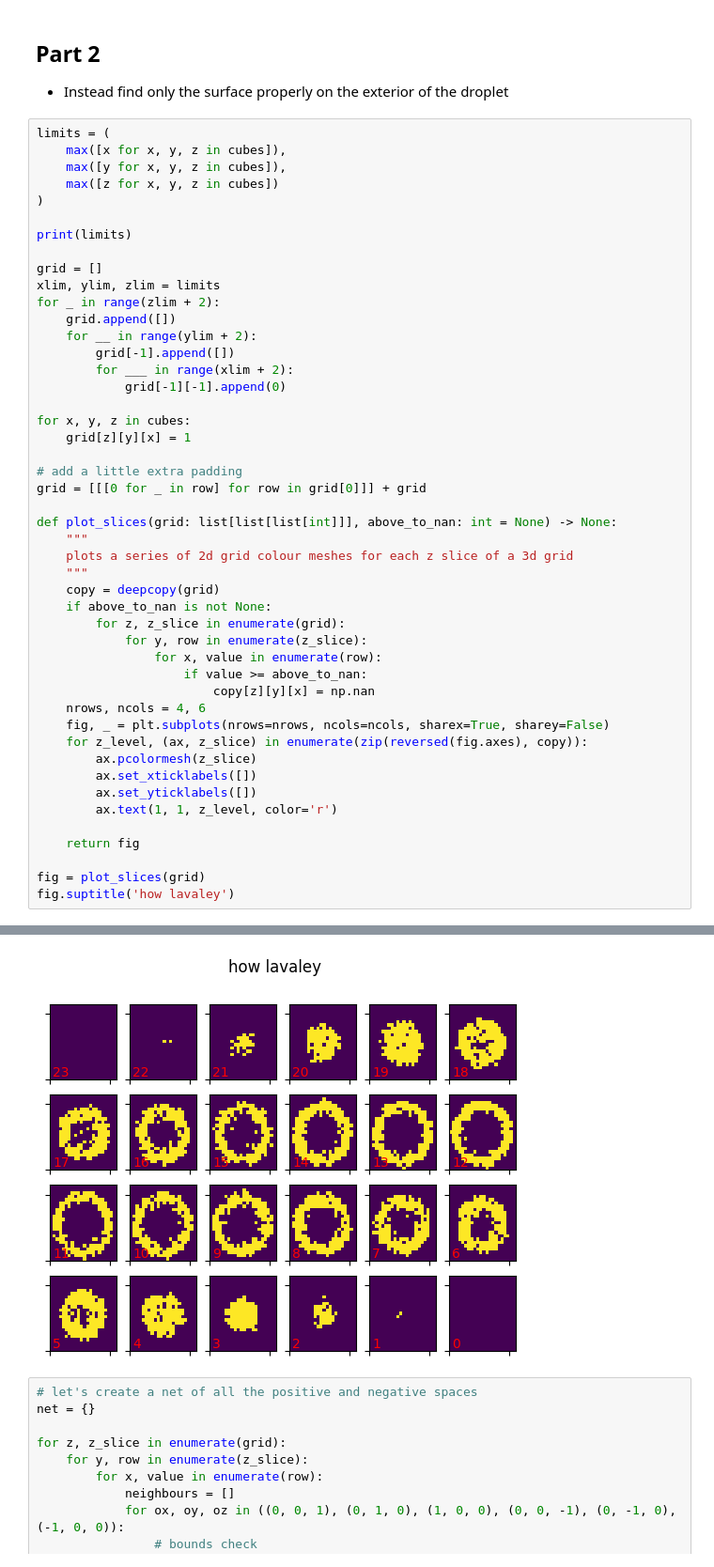
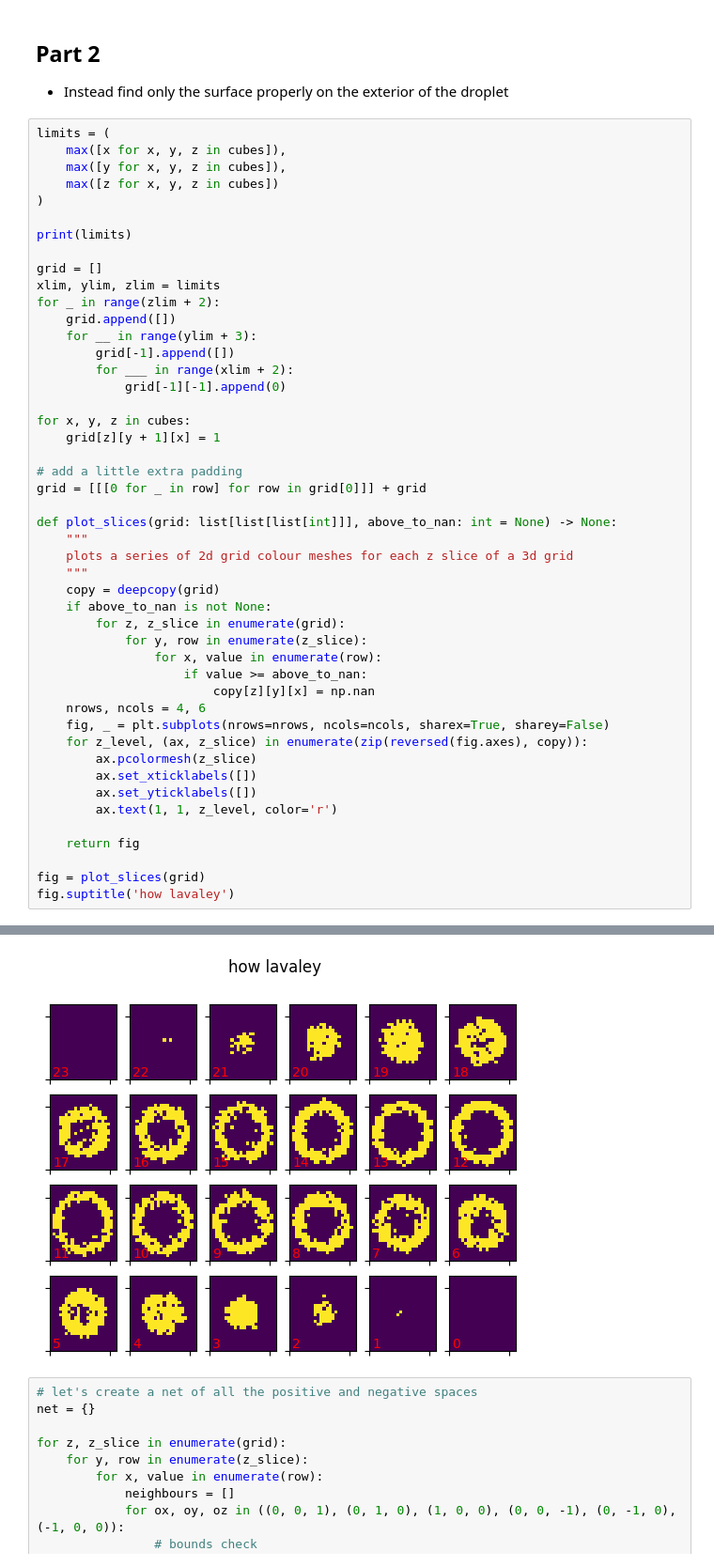
Before and after one commit to nouseforkeys/advent_of_code_22, a Jupyter notebook: day_18.ipynb, the cells around one changed output, grey strips where cells are left out. Shown at 94% size. Drawn from its saved outputs; the diff is of its cells as text.

```diff
--- a/day_18.ipynb
+++ b/day_18.ipynb
@@ -73,44 +73,44 @@ grid = []
 xlim, ylim, zlim = limits
 for _ in range(zlim + 2):
     grid.append([])
-    for __ in range(ylim + 2):
+    for __ in range(ylim + 3):
         grid[-1].append([])
         for ___ in range(xlim + 2):
             grid[-1][-1].append(0)
 
 for x, y, z in cubes:
-    grid[z][y][x] = 1
+    grid[z][y + 1][x] = 1
 
 # add a little extra padding
 grid = [[[0 for _ in row] for row in grid[0]]] + grid
 
 def plot_slices(grid: list[list[list[int]]], above_to_nan: int = None) -> None:
     """
     plots a series of 2d grid colour meshes for each z slice of a 3d grid
     """
     copy = deepcopy(grid)
     if above_to_nan is not None:
         for z, z_slice in enumerate(grid):
             for y, row in enumerate(z_slice):
                 for x, value in enumerate(row):
                     if value >= above_to_nan:
                         copy[z][y][x] = np.nan
     nrows, ncols = 4, 6
     fig, _ = plt.subplots(nrows=nrows, ncols=ncols, sharex=True, sharey=False)
     for z_level, (ax, z_slice) in enumerate(zip(reversed(fig.axes), copy)):
         ax.pcolormesh(z_slice)
         ax.set_xticklabels([])
         ax.set_yticklabels([])
         ax.text(1, 1, z_level, color='r')
 
     return fig
 
 fig = plot_slices(grid)
 fig.suptitle('how lavaley')
 # %% [output]
 (20, 21, 21)
 Text(0.5, 0.98, 'how lavaley')
-[figure, old version]
+[figure, new version]
 # %%
 # let's create a net of all the positive and negative spaces
 net = {}
```
Also changed, not shown: parts of 5 cells of this notebook.
